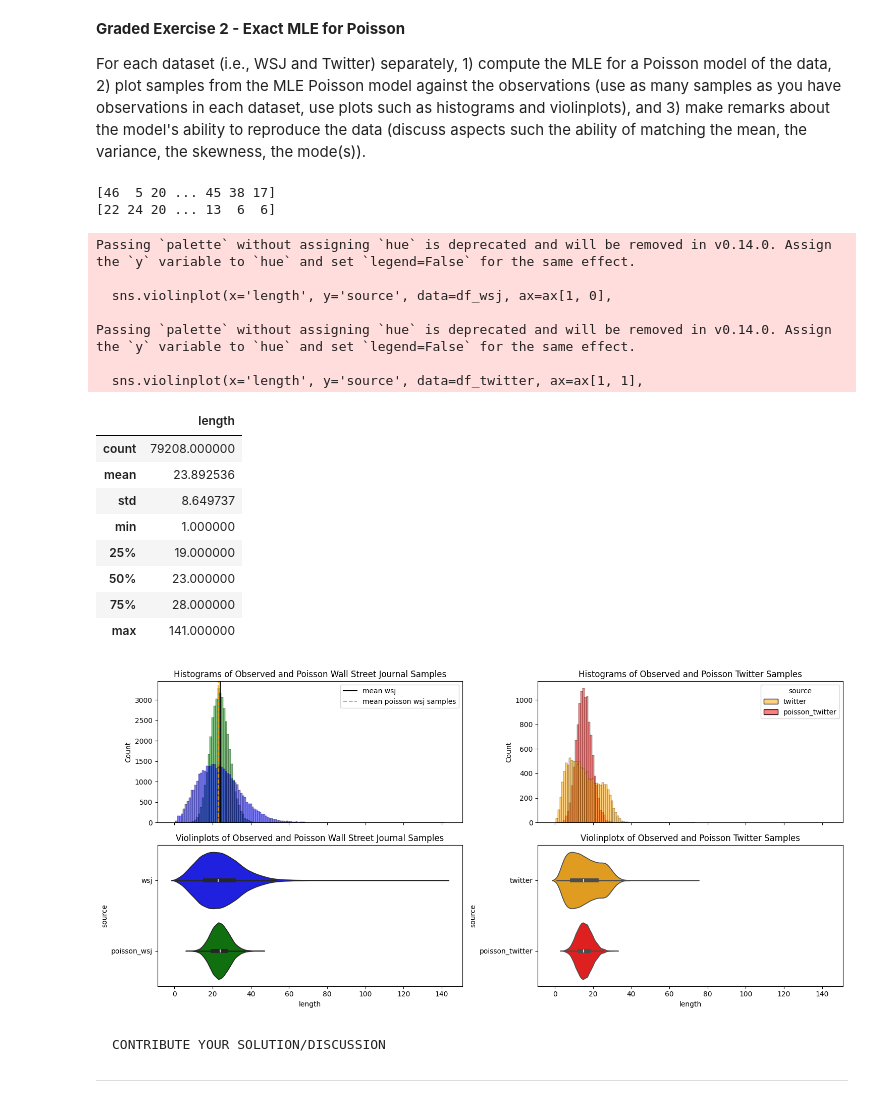
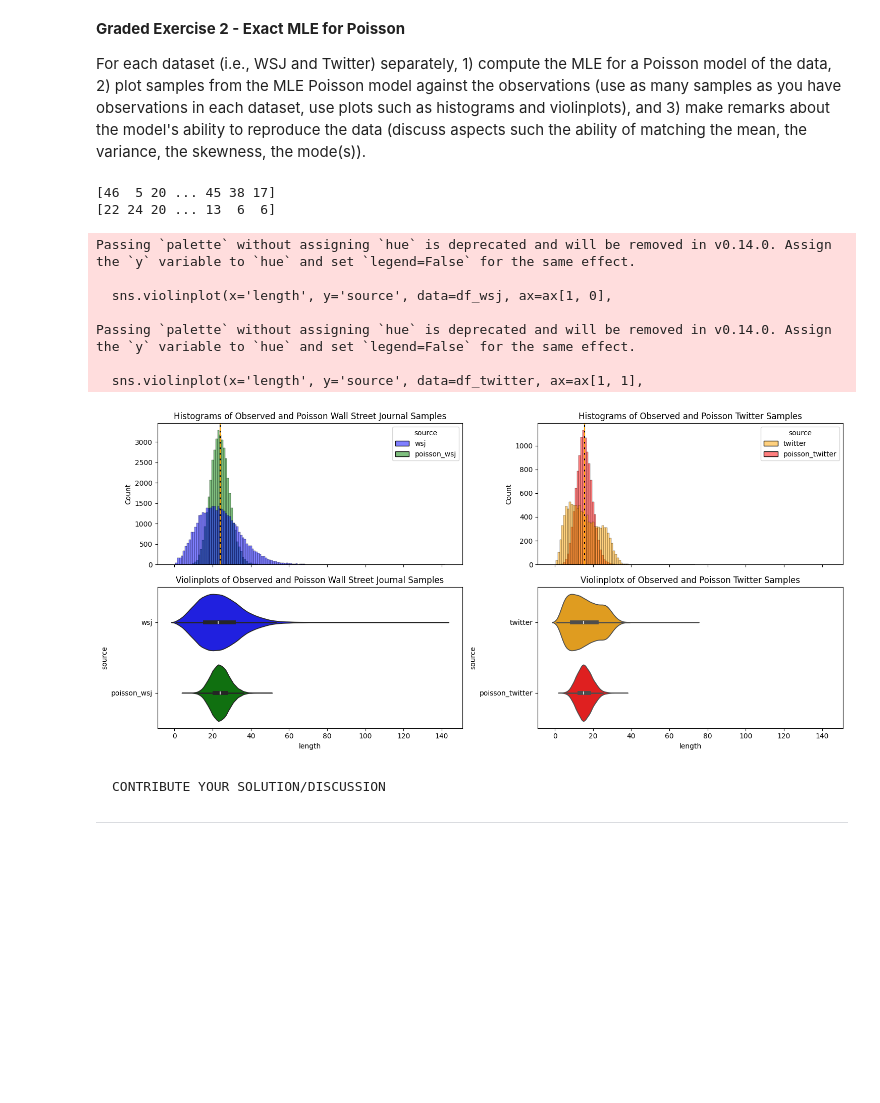
Before and after one commit to xsznr/NTMI, a Jupyter notebook: T1.ipynb, the cells around one changed output. Cells and saved outputs as stored; diff of their text form; code cells hidden in the pictures; blank space fills up the shorter version.

```diff
--- a/T1.ipynb
+++ b/T1.ipynb
@@ -1110,10 +1092,8 @@ mle_twitter = np.sum(twitter_lens) / len(twitter_lens)
 poisson_wsj_samples = st.poisson(mle_wsj).rvs(len(wsj_lens))
 poisson_twitter_samples = st.poisson(mle_twitter).rvs(len(twitter_lens))
 
-#wsj_samples = np.random.poisson(lam=mle_wsj, size=len(wsj_lens))
-#twitter_samples = np.random.poisson(lam=mle_twitter, size=len(twitter_data))
 
-# Create a DataFrame for plotting
+
 df_wsj = pd.DataFrame({
     'source': ['wsj'] * len(wsj_lens) + ['poisson_wsj'] * len(wsj_lens),
     'length': np.concatenate([wsj_lens, poisson_wsj_samples])
@@ -1124,66 +1104,68 @@ df_twitter = pd.DataFrame({
     'length': np.concatenate([twitter_lens, poisson_twitter_samples])
 })
 
+
+
 fig, ax = plt.subplots(2, 2, sharex=True, figsize=(15, 7))
+
+
 
 sns.histplot(x='length', hue='source', discrete=True, data=df_wsj, ax=ax[0, 0],
              common_bins=True,
-             #bins='auto',
              palette={'wsj': 'blue', 'poisson_wsj': 'green'})
 ax[0, 0].set_title('Histograms of Observed and Poisson Wall Street Journal Samples')
 
 ax[0, 0].axvline(np.mean(wsj_lens), c='black', label='mean wsj')
-ax[0, 0].axvline(np.median(wsj_lens), c='orange', linestyle='dashed', label='mean poisson wsj samples')
+ax[0, 0].axvline(np.mean(poisson_wsj_samples), c='orange', linestyle='dashed', label='mean poisson wsj samples')
+
+
 
 sns.histplot(x='length', hue='source', discrete=True, data=df_twitter, ax=ax[0, 1],
              common_bins=True,
-             #bins='auto',
              palette={'twitter': 'orange', 'poisson_twitter': 'red'})
 ax[0, 1].set_title('Histograms of Observed and Poisson Twitter Samples')
 
-#plt.axvline(np.mean(twitter_lens), c='pink', label='mean twitter')
-#plt.axvline(np.median(twitter_lens), c='green', linestyle='dashed', label='median twitter')
+ax[0, 1].axvline(np.mean(twitter_lens), c='black', label='mean twitter')
+ax[0, 1].axvline(np.mean(poisson_twitter_samples), c='orange', linestyle='dashed', label='mean poisson twitter samples')
+
+
 
 sns.violinplot(x='length', y='source', data=df_wsj, ax=ax[1, 0],
                palette={'wsj': 'blue', 'poisson_wsj': 'green'})
 ax[1, 0].set_title('Violinplots of Observed and Poisson Wall Street Journal Samples')
 
+
+
 sns.violinplot(x='length', y='source', data=df_twitter, ax=ax[1, 1],
                palette={'twitter': 'orange', 'poisson_twitter': 'red'})
 ax[1, 1].set_title('Violinplotx of Observed and Poisson Twitter Samples')
 
+
 fig.tight_layout(w_pad=1, h_pad=1)
 
-ax[0, 0].legend()
 
 # 3) make remarks about the model's ability to reproduce the data (discuss aspects such the ability of matching the mean, the variance, the skewness, the mode(s)).
 #print(wsj_lens)
-df_wsj.describe()
 
-#print(twitter_lens)
-#df_twitter.describe()
-
-#The Poisson model for both datasets can
+# The Poisson model for both datasets makes quite symmetric distributions.
+# The peaks of the distributions in both the WSJ and Twitter samples align well with the peak of the Poisson samples.
+# So the means of the observed sample match with the Poisson.
+# The observed WSJ and Twitter samples display wider distributions. WSJ has left and right tails. Twitter kind of skews more left, with a longer right tail.
+# The Poisson distributions are more compact and have very high tops round the mean.
+# The model does underestimate the variance of the observed samples, by making concentrated tops round the mean and underestimating lower and higher lengths.
+# The distributions fails to capture the left skewedness of the twitter samples and the model does not take it in consideration.
+# Modes of both observed distributions are relatively close to the modes of the Poisson, but there is a bit of nuance there.
 # %% [output]
 [46  5 20 ... 45 38 17]
 [22 24 20 ... 13  6  6]
 Passing `palette` without assigning `hue` is deprecated and will be removed in v0.14.0. Assign the `y` variable to `hue` and set `legend=False` for the same effect.
 
   sns.violinplot(x='length', y='source', data=df_wsj, ax=ax[1, 0],
 
 Passing `palette` without assigning `hue` is deprecated and will be removed in v0.14.0. Assign the `y` variable to `hue` and set `legend=False` for the same effect.
 
   sns.violinplot(x='length', y='source', data=df_twitter, ax=ax[1, 1],
-|  | length |
-| count | 79208.000000 |
-| mean | 23.892536 |
-| std | 8.649737 |
-| min | 1.000000 |
-| 25% | 19.000000 |
-| 50% | 23.000000 |
-| 75% | 28.000000 |
-| max | 141.000000 |
-[figure, old version]
+[figure, new version]
 # %% [markdown]
 	CONTRIBUTE YOUR SOLUTION/DISCUSSION
 
```
Also changed, not shown: parts of 5 cells of this notebook.
